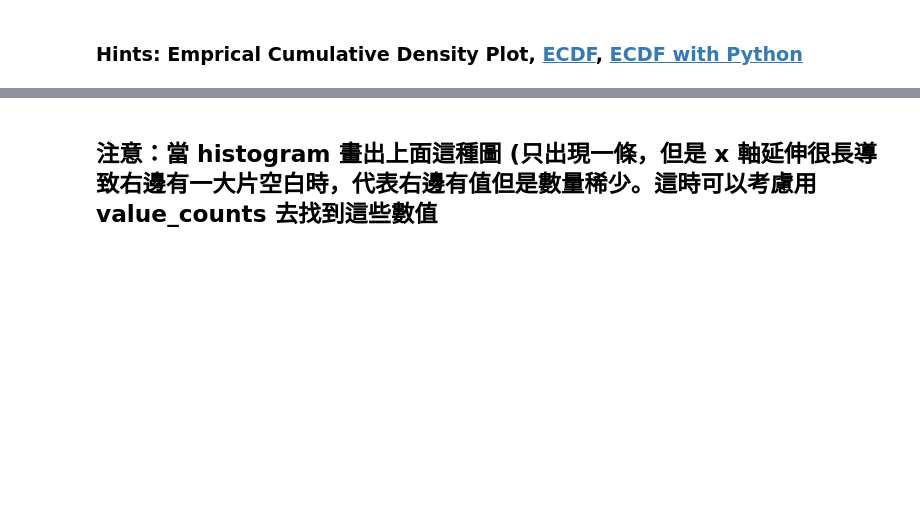
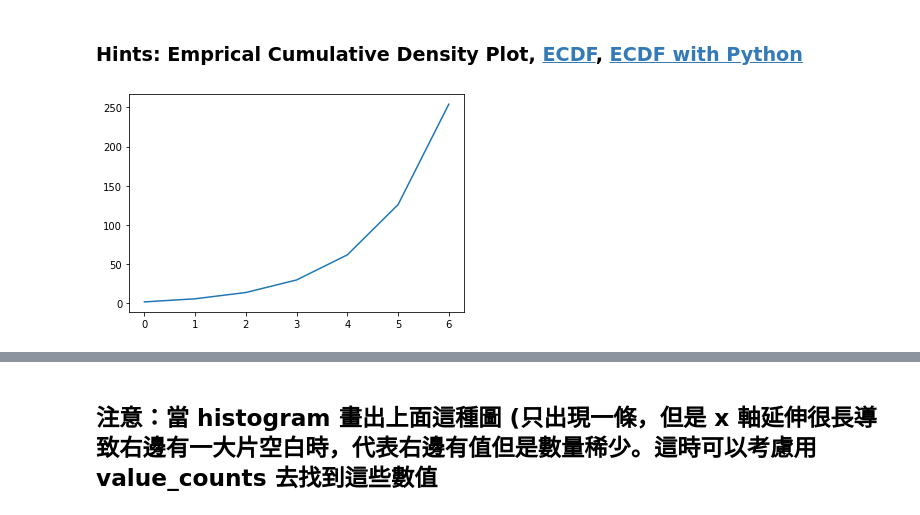
Before and after one commit to jsw7524/4th-ML100Days, a Jupyter notebook: homework/Day_009_HW_jsw7524.ipynb, the cells around one changed output, grey strips where cells are left out. Saved outputs shown, nothing was run; the diff lists cells and outputs as text; code cells hidden in the pictures; blank space fills up the shorter version.

```diff
--- a/homework/Day_009_HW_jsw7524.ipynb
+++ b/homework/Day_009_HW_jsw7524.ipynb
@@ -81,3 +67,9 @@ DAYS_REGISTRATION
 # OBS_60_CNT_SOCIAL_CIRCLE
 # %% [markdown]
 ### Hints: Emprical Cumulative Density Plot, [ECDF](https://zh.wikipedia.org/wiki/%E7%BB%8F%E9%AA%8C%E5%88%86%E5%B8%83%E5%87%BD%E6%95%B0), [ECDF with Python](https://stackoverflow.com/questions/14006520/ecdf-in-python-without-step-function)
+# %%
+cdf = list(np.cumsum([2,4,8,16,32,64,128]))
+plt.plot( range(len(cdf)),(cdf))
+plt.show()
+# %% [output]
+[figure, added]
```
Also changed, not shown: parts of 5 cells of this notebook.
